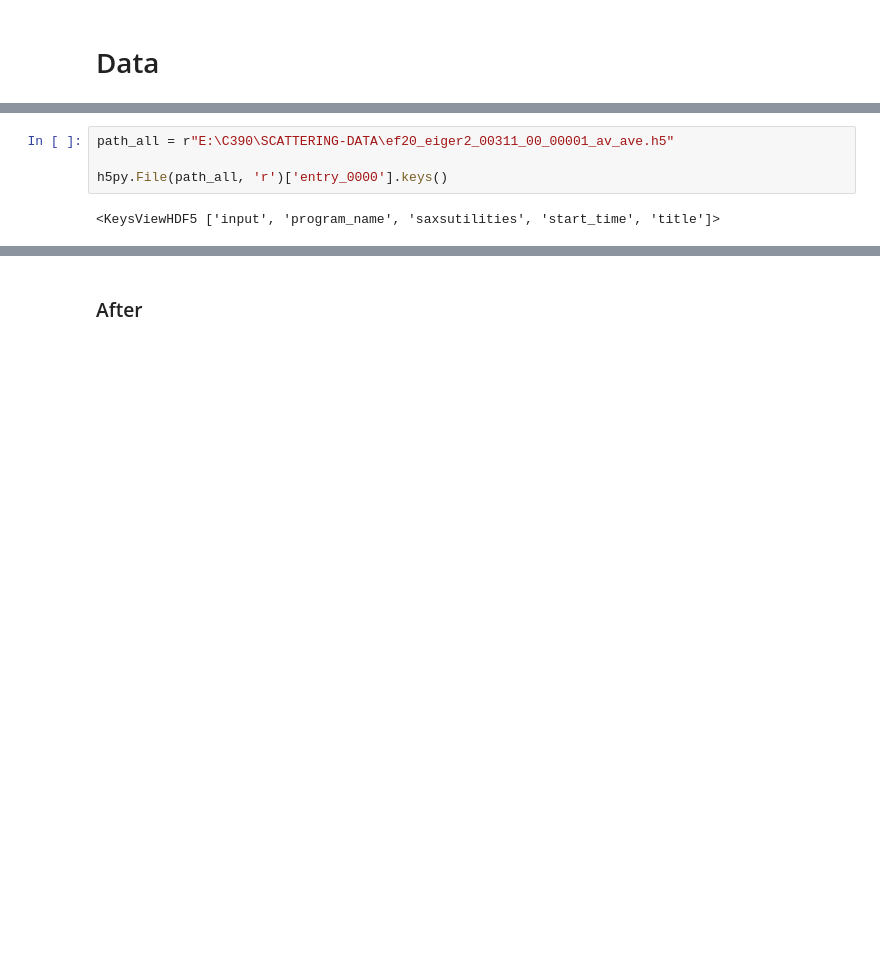
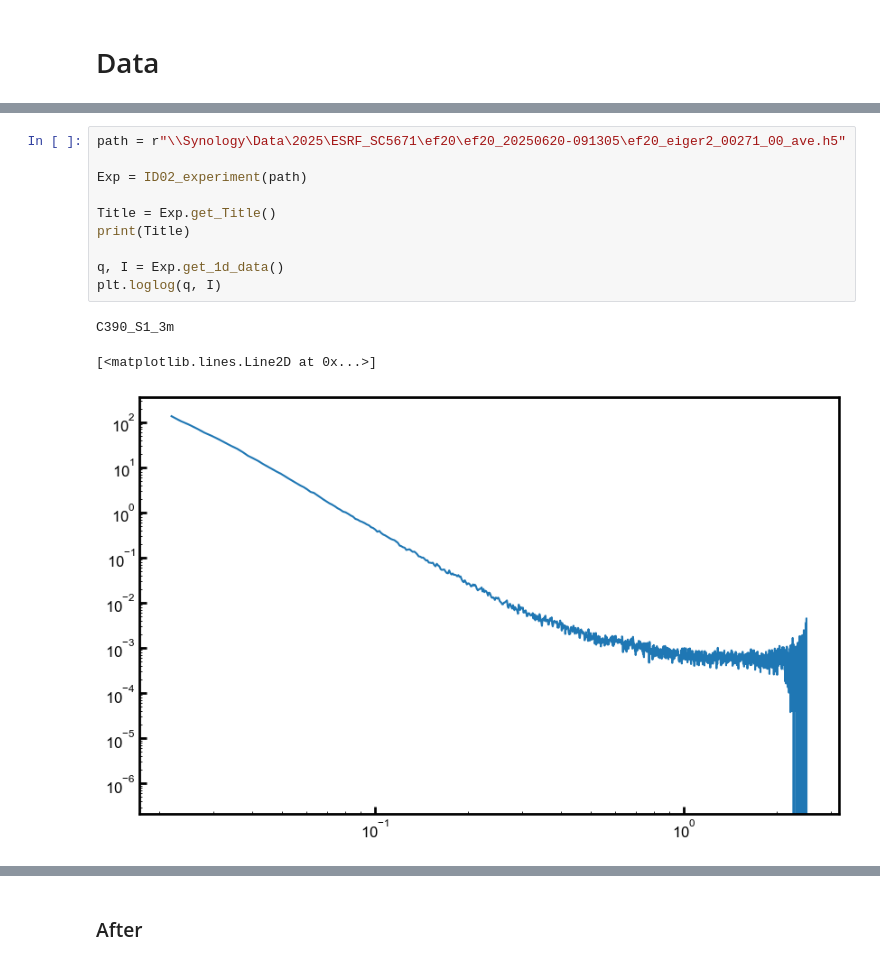
Before and after one commit to Akmalumarov/X_Ray_Scattering_Analysis, a Jupyter notebook: projects/Linear_polymers/C390/С390.ipynb, the cells around one changed output, grey strips where cells are left out. Saved outputs shown, nothing was run; the diff lists cells and outputs as text; blank space fills up the shorter version.

```diff
--- a/projects/Linear_polymers/C390/С390.ipynb
+++ b/projects/Linear_polymers/C390/С390.ipynb
@@ -68,6 +92,14 @@ def Lorenz(x, y, p = 2):
 # %%
-path_all = r"E:\C390\SCATTERING-DATA\ef20_eiger2_00311_00_00001_av_ave.h5"
+path = r"\\Synology\Data\2025\ESRF_SC5671\ef20\ef20_20250620-091305\ef20_eiger2_00271_00_ave.h5"
 
-h5py.File(path_all, 'r')['entry_0000'].keys()
+Exp = ID02_experiment(path)
+
+Title = Exp.get_Title()
+print(Title)
+
+q, I = Exp.get_1d_data()
+plt.loglog(q, I)
 # %% [output]
-<KeysViewHDF5 ['input', 'program_name', 'saxsutilities', 'start_time', 'title']>
+C390_S1_3m
+[<matplotlib.lines.Line2D at 0x...>]
+[figure, added]
```
Also changed, not shown: parts of 6 cells of this notebook, 6 other files.
